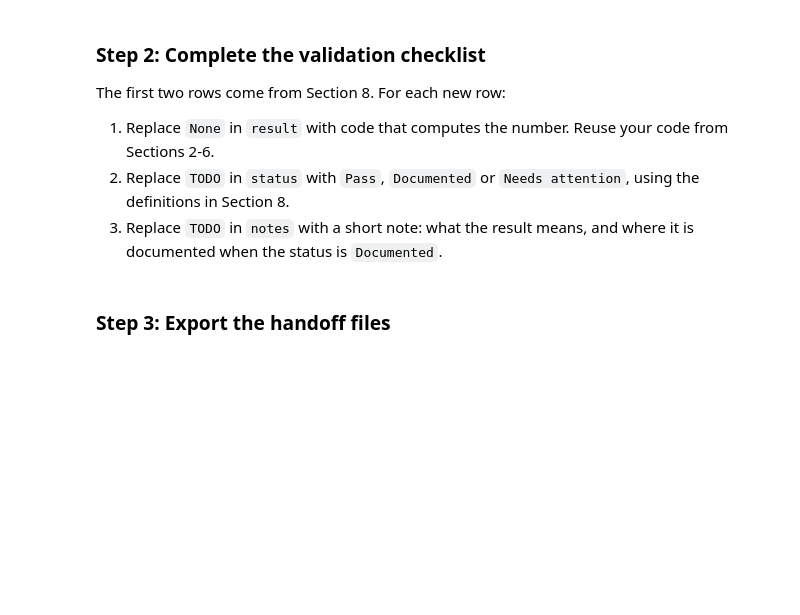
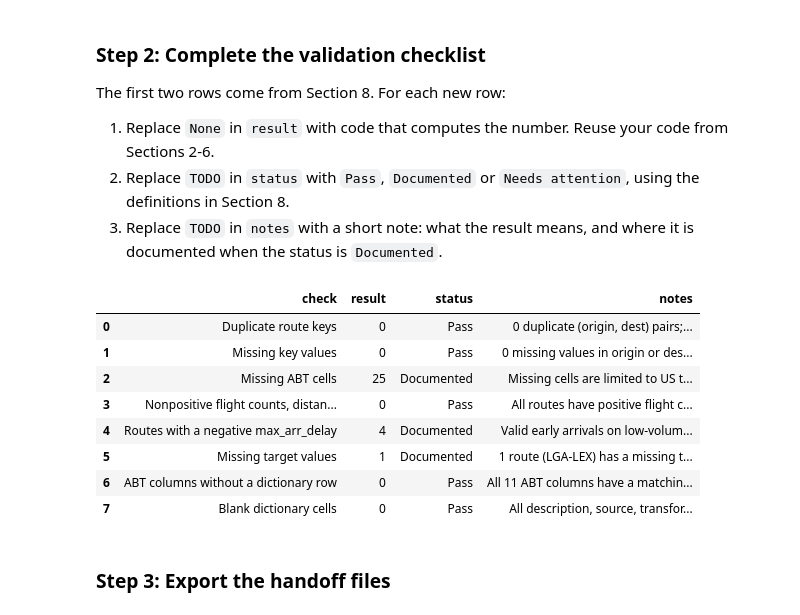
Before and after one commit to tejsai123/ban6003-week11-Tejsai, a Jupyter notebook: notebooks/module11_abt_documentation_guided_lab.ipynb, the cells around one changed output. Saved outputs shown, nothing was run; the diff lists cells and outputs as text; code cells hidden in the pictures; blank space fills up the shorter version.

```diff
--- a/notebooks/module11_abt_documentation_guided_lab.ipynb
+++ b/notebooks/module11_abt_documentation_guided_lab.ipynb
@@ -526,21 +721,81 @@ The first two rows come from Section 8. For each new row:
 # %%
 # Offline Assignment, step 2 - complete the validation checklist.
 # Hints:
 # - Missing ABT cells: .isna().sum().sum() on route_abt.
 # - Nonpositive values: add up the three Boolean checks from Section 4.
 # - Negative max_arr_delay: the condition from Your Turn 3, then .sum().
 # - ABT columns without a dictionary row: compare route_abt.columns with data_dictionary["column_name"].
 # - Blank dictionary cells: select doc_fields, .fillna(""), strip whitespace, compare to "", then sum twice.
-validation_checklist = pd.DataFrame(checklist_rows + [
-    {"check": "Missing ABT cells (all columns)", "result": None, "status": "TODO", "notes": "TODO"},
-    {"check": "Nonpositive flight counts, distances and air times", "result": None, "status": "TODO", "notes": "TODO"},
-    {"check": "Routes with a negative max_arr_delay", "result": None, "status": "TODO", "notes": "TODO"},
-    {"check": "Missing target values (avg_arr_delay)", "result": None, "status": "TODO", "notes": "TODO"},
-    {"check": "ABT columns without a dictionary row", "result": None, "status": "TODO", "notes": "TODO"},
-    {"check": "Blank data dictionary cells", "result": None, "status": "TODO", "notes": "TODO"},
-])
 
+checklist_rows = [
+    {
+        "check": "Duplicate route keys",
+        "result": int(route_abt.duplicated(["origin", "dest"]).sum()),
+        "status": "Pass",
+        "notes": "0 duplicate (origin, dest) pairs; one row cleanly represents one route."
+    },
+    {
+        "check": "Missing key values",
+        "result": int(route_abt[["origin", "dest"]].isna().sum().sum()),
+        "status": "Pass",
+        "notes": "0 missing values in origin or dest key columns."
+    },
+    {
+        "check": "Missing ABT cells",
+        "result": int(route_abt.isna().sum().sum()),
+        "status": "Documented",
+        "notes": "Missing cells are limited to US territory airport metadata from the airports join (SJU, BQN, PSE, STT) and delay/air_time metrics on the 100%-cancelled LGA-LEX route; documented in the data dictionary."
+    },
+    {
+        "check": "Nonpositive flight counts, distances and air times",
+        "result": int(
+            (route_abt["flight_count"] <= 0).sum()
+            + (route_abt["avg_distance"] <= 0).sum()
+            + (route_abt["avg_air_time"].dropna() <= 0).sum()
+        ),
+        "status": "Pass",
+        "notes": "All routes have positive flight counts, distances, and non-null air times."
+    },
+    {
+        "check": "Routes with a negative max_arr_delay",
+        "result": int((route_abt["max_arr_delay"] < 0).sum()),
+        "status": "Documented",
+        "notes": "Valid early arrivals on low-volume/single-flight routes rather than data errors; documented in max_arr_delay notes."
+    },
+    {
+        "check": "Missing target values",
+        "result": int(route_abt["avg_arr_delay"].isna().sum()),
+        "status": "Documented",
+        "notes": "1 route (LGA-LEX) has a missing target because its only scheduled flight was cancelled; documented in avg_arr_delay notes."
+    },
+    {
+        "check": "ABT columns without a dictionary row",
+        "result": int(len(set(route_abt.columns) - set(data_dictionary["column_name"]))),
+        "status": "Pass",
+        "notes": "All 11 ABT columns have a matching row in the data dictionary."
+    },
+    {
+        "check": "Blank dictionary cells",
+        "result": int(
+            (data_dictionary[doc_fields].fillna("").astype(str).apply(lambda s: s.str.strip()) == "").sum().sum()
+        ),
+        "status": "Pass",
+        "notes": "All description, source, transformation, and notes fields are populated across all 11 columns."
+    }
+]
+
+validation_checklist = pd.DataFrame(checklist_rows)
 validation_checklist
+# %% [output]
+|  | check | result | status | notes |
+| 0 | Duplicate route keys | 0 | Pass | 0 duplicate (origin, dest) pairs;... |
+| 1 | Missing key values | 0 | Pass | 0 missing values in origin or des... |
+| 2 | Missing ABT cells | 25 | Documented | Missing cells are limited to US t... |
+| 3 | Nonpositive flight counts, distan... | 0 | Pass | All routes have positive flight c... |
+| 4 | Routes with a negative max_arr_delay | 4 | Documented | Valid early arrivals on low-volum... |
+| 5 | Missing target values | 1 | Documented | 1 route (LGA-LEX) has a missing t... |
+| 6 | ABT columns without a dictionary row | 0 | Pass | All 11 ABT columns have a matchin... |
+| 7 | Blank dictionary cells | 0 | Pass | All description, source, transfor... |
 # %% [markdown]
 ### Step 3: Export the handoff files
 # %%
```
Also changed, not shown: parts of 31 cells of this notebook, 3 other files.
